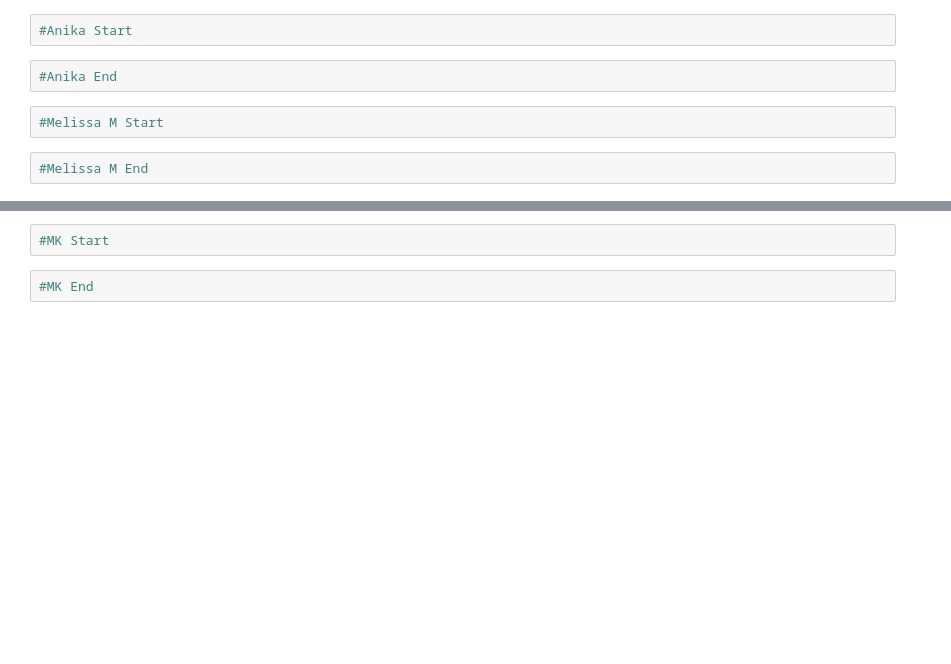
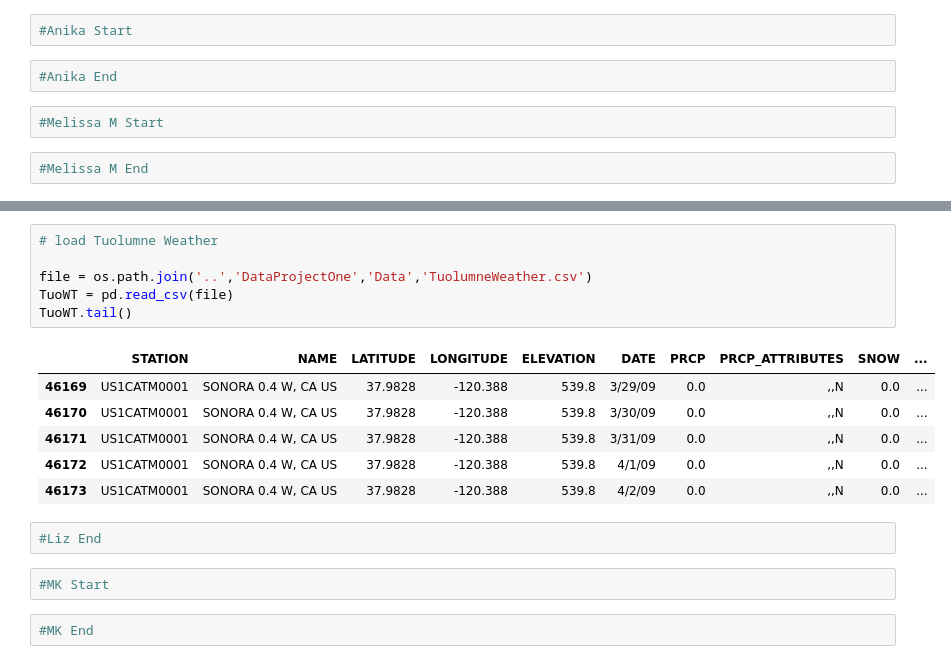
Before and after one commit to anikajohnson/DataProjectOne, a Jupyter notebook: DataProjectOne.ipynb, the cells around one changed output, grey strips where cells are left out. Cells and saved outputs as stored; diff of their text form; blank space fills up the shorter version.

```diff
--- a/DataProjectOne.ipynb
+++ b/DataProjectOne.ipynb
@@ -56,3 +79,18 @@ Mendo.head()
+# %%
+# load Tuolumne Weather
+
+file = os.path.join('..','DataProjectOne','Data','TuolumneWeather.csv')
+TuoWT = pd.read_csv(file)
+TuoWT.tail()
+# %% [output]
+|  | STATION | NAME | LATITUDE | LONGITUDE | ELEVATION | DATE | PRCP | PRCP_ATTRIBUTES | SNOW | ... |
+| 46169 | US1CATM0001 | SONORA 0.4 W, CA US | 37.9828 | -120.388 | 539.8 | 3/29/09 | 0.0 | ,,N | 0.0 | ... |
+| 46170 | US1CATM0001 | SONORA 0.4 W, CA US | 37.9828 | -120.388 | 539.8 | 3/30/09 | 0.0 | ,,N | 0.0 | ... |
+| 46171 | US1CATM0001 | SONORA 0.4 W, CA US | 37.9828 | -120.388 | 539.8 | 3/31/09 | 0.0 | ,,N | 0.0 | ... |
+| 46172 | US1CATM0001 | SONORA 0.4 W, CA US | 37.9828 | -120.388 | 539.8 | 4/1/09 | 0.0 | ,,N | 0.0 | ... |
+| 46173 | US1CATM0001 | SONORA 0.4 W, CA US | 37.9828 | -120.388 | 539.8 | 4/2/09 | 0.0 | ,,N | 0.0 | ... |
+# %%
+#Liz End
 # %%
 #MK Start
 # %%
```
Also changed, not shown: parts of 14 cells of this notebook.
